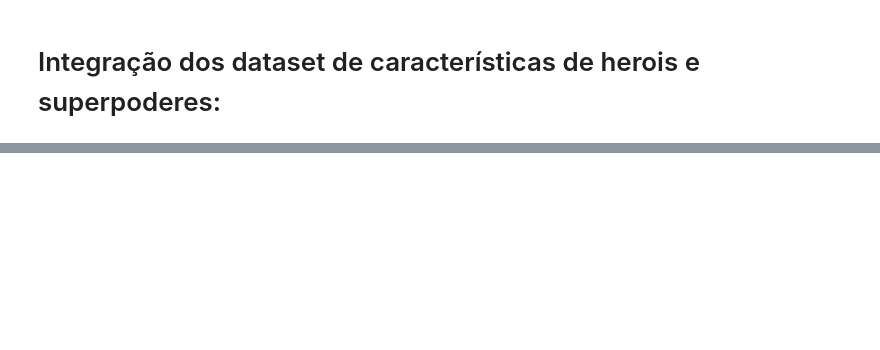
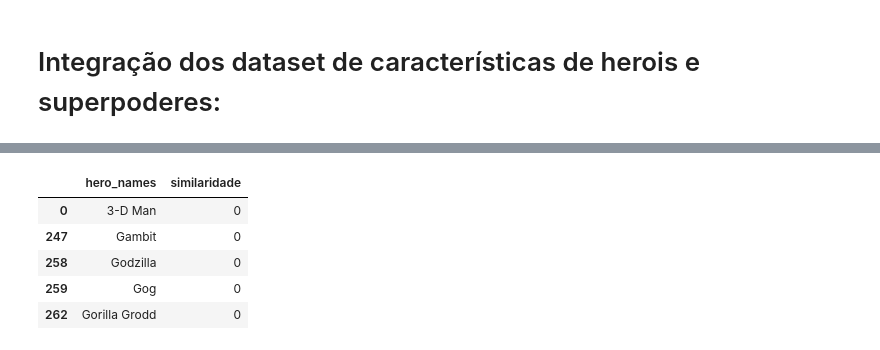
Before and after one commit to Franzx41/MD_1, a Jupyter notebook: clarividencia.ipynb, the cells around one changed output, grey strips where cells are left out. Drawn from its saved outputs; the diff is of its cells as text; code cells hidden in the pictures; blank space fills up the shorter version.

```diff
--- a/clarividencia.ipynb
+++ b/clarividencia.ipynb
@@ -266,0 +341,13 @@ data.shape
+# %%
+features = ["Agility", "Accelerated Healing", "Lantern Power Ring", "Dimensional Awareness"]
+hero_name = 'Batman'
+hamming = ranking(poderes.copy(), features, hero_name, metodo='hamming')
+# %%
+hamming.head()
+# %% [output]
+|  | hero_names | similaridade |
+| 0 | 3-D Man | 0 |
+| 247 | Gambit | 0 |
+| 258 | Godzilla | 0 |
+| 259 | Gog | 0 |
+| 262 | Gorilla Grodd | 0 |
```
Also changed, not shown: parts of 26 cells of this notebook, 2 other files.
